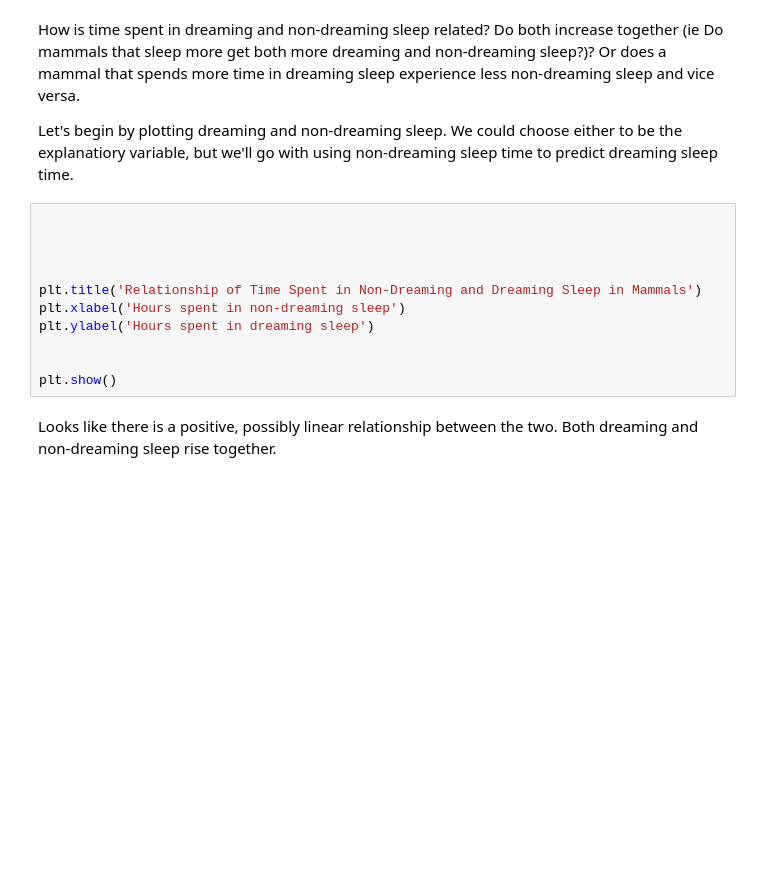
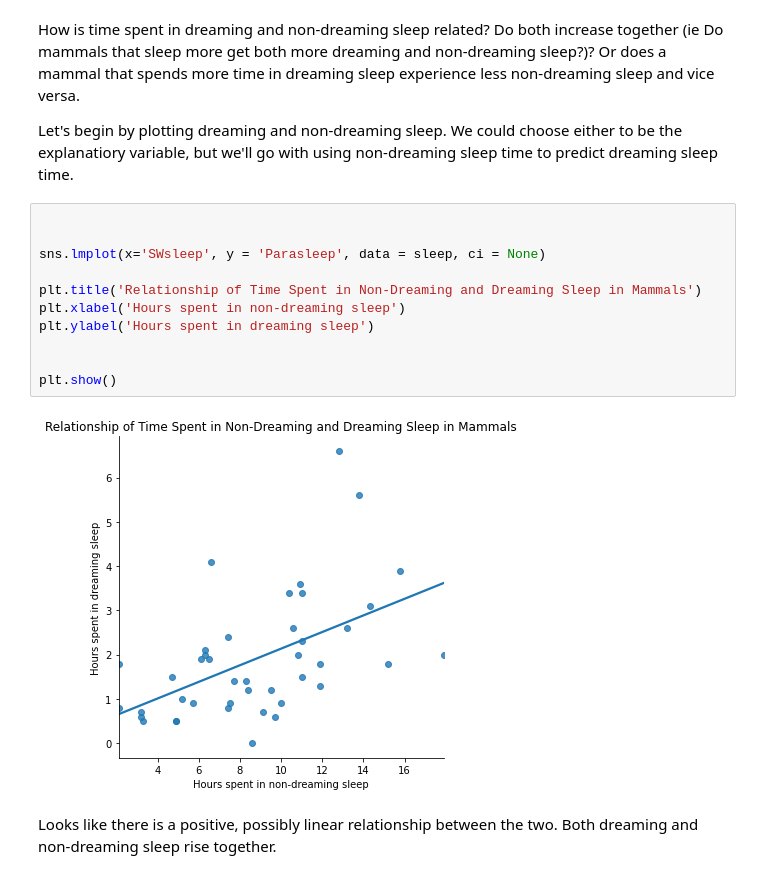
Before and after one commit to write2nk/DS-Unit-1-Sprint-3-Linear-Algebra, a Jupyter notebook: module1-linear-correlation-regression/LS_DS_131_Simple_Linear_Regression.ipynb, the cells around one changed output. Drawn from its saved outputs; the diff is of its cells as text; blank space fills up the shorter version.

```diff
--- a/module1-linear-correlation-regression/LS_DS_131_Simple_Linear_Regression.ipynb
+++ b/module1-linear-correlation-regression/LS_DS_131_Simple_Linear_Regression.ipynb
@@ -308,14 +384,16 @@ Let's begin by plotting dreaming and non-dreaming sleep.  We could choose either
 # %%
 
 
-
+sns.lmplot(x='SWsleep', y = 'Parasleep', data = sleep, ci = None)
 
 plt.title('Relationship of Time Spent in Non-Dreaming and Dreaming Sleep in Mammals')
 plt.xlabel('Hours spent in non-dreaming sleep')
 plt.ylabel('Hours spent in dreaming sleep')
 
 
 plt.show()
+# %% [output]
+[figure, added]
 # %% [markdown]
 Looks like there is a positive, possibly linear relationship between the two.  Both dreaming and non-dreaming sleep rise together.
 # %% [markdown]
```
Also changed, not shown: parts of 19 cells of this notebook.
